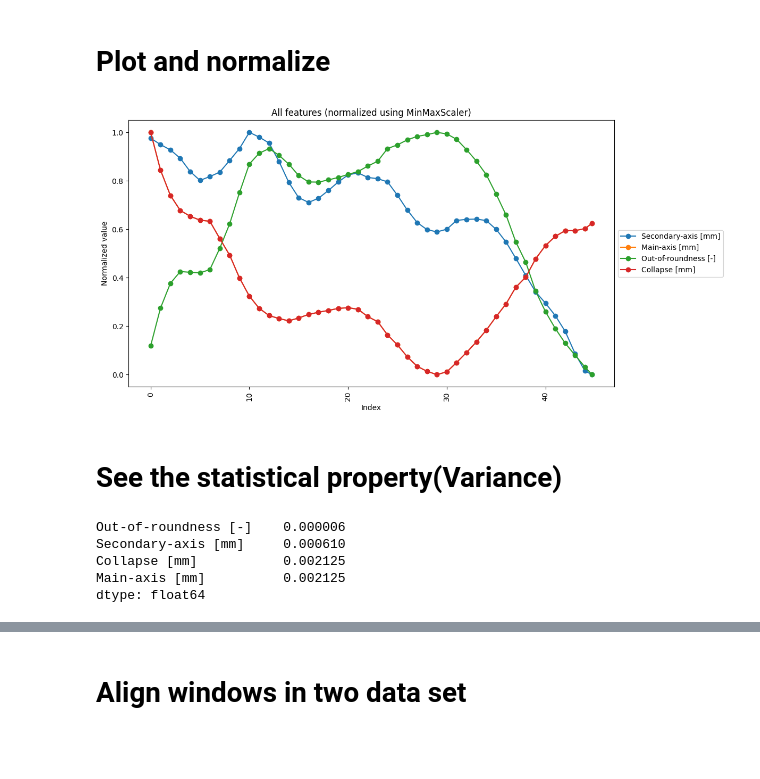
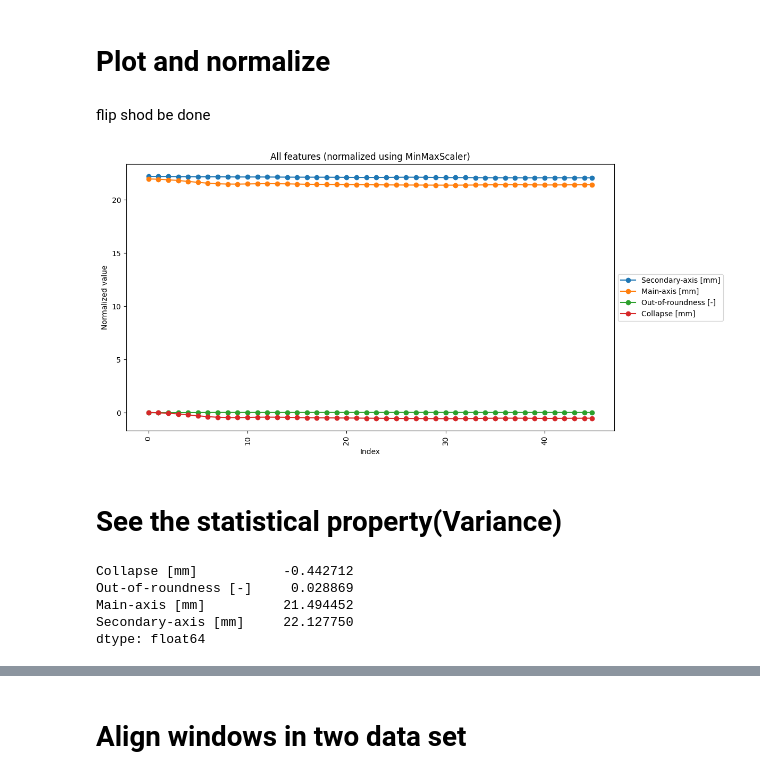
Before and after one commit to arman-niaruhi/temporal-windows-analysis-rotary-tube-bending, a Jupyter notebook: research/tubebend-main/preprocessing.ipynb, the cells around one changed output, grey strips where cells are left out. Saved outputs shown, nothing was run; the diff lists cells and outputs as text; code cells hidden in the pictures; blank space fills up the shorter version.

```diff
--- a/research/tubebend-main/preprocessing.ipynb
+++ b/research/tubebend-main/preprocessing.ipynb
@@ -131,7 +141,7 @@ for i in range(num_subplots):
     start_col = i * cols_per_subplot
     end_col = start_col + cols_per_subplot
     for j, col in enumerate(df_process_parameters_norm.columns[start_col:end_col]):
-        axes[i].plot(df_process_parameters_norm.index, df_process_parameters_norm[col], label=col, color=f"C{j}")
+        axes[i].plot(df_process_parameters.index, df_process_parameters[col], label=col, color=f"C{j}")
     axes[i].legend(loc='upper right')
     axes[i].grid(True)
 
@@ -207,44 +205,46 @@ df_geometry_data.tail()
 # %% [markdown]
 # Plot and normalize
+# %% [markdown]
+flip shod be done
 # %%
 import matplotlib.pyplot as plt
 from sklearn.preprocessing import MinMaxScaler
 import pandas as pd
 
 # Initialize the MinMaxScaler
 scaler = MinMaxScaler()
 
 # Fit and transform the data
 df_geometry_data_norm = pd.DataFrame(
     scaler.fit_transform(df_geometry_data),
     columns=df_geometry_data.columns,
     index=df_geometry_data.index
 )
 
 plt.figure(figsize=(12, 6))
 
 # Plot all columns in one figure
 for col in df_geometry_data_norm.columns:
-    plt.plot(df_geometry_data_norm.index, df_geometry_data_norm[col], marker="o", label=col)
+    plt.plot(df_geometry_data_norm.index, df_geometry_data[col], marker="o", label=col)
 
 plt.title("All features (normalized using MinMaxScaler)")
 plt.xlabel("Index")
 plt.ylabel("Normalized value")
 plt.xticks(rotation=90)
 plt.legend(loc="center left", bbox_to_anchor=(1, 0.5))  # legend outside
 plt.tight_layout()
 plt.show()
 # %% [output]
-[figure, old version]
+[figure, new version]
 # %% [markdown]
 # See the statistical property(Variance)
 # %%
-df_geometry_data.var().sort_values()
+df_geometry_data.mean().sort_values()
 # %% [output]
-Out-of-roundness [-]    0.000006
-Secondary-axis [mm]     0.000610
-Collapse [mm]           0.002125
-Main-axis [mm]          0.002125
+Collapse [mm]           -0.442712
+Out-of-roundness [-]     0.028869
+Main-axis [mm]          21.494452
+Secondary-axis [mm]     22.127750
 dtype: float64
 # %%
 df_geometry_data_norm.var().sort_values()
```
Also changed, not shown: parts of 17 cells of this notebook.
